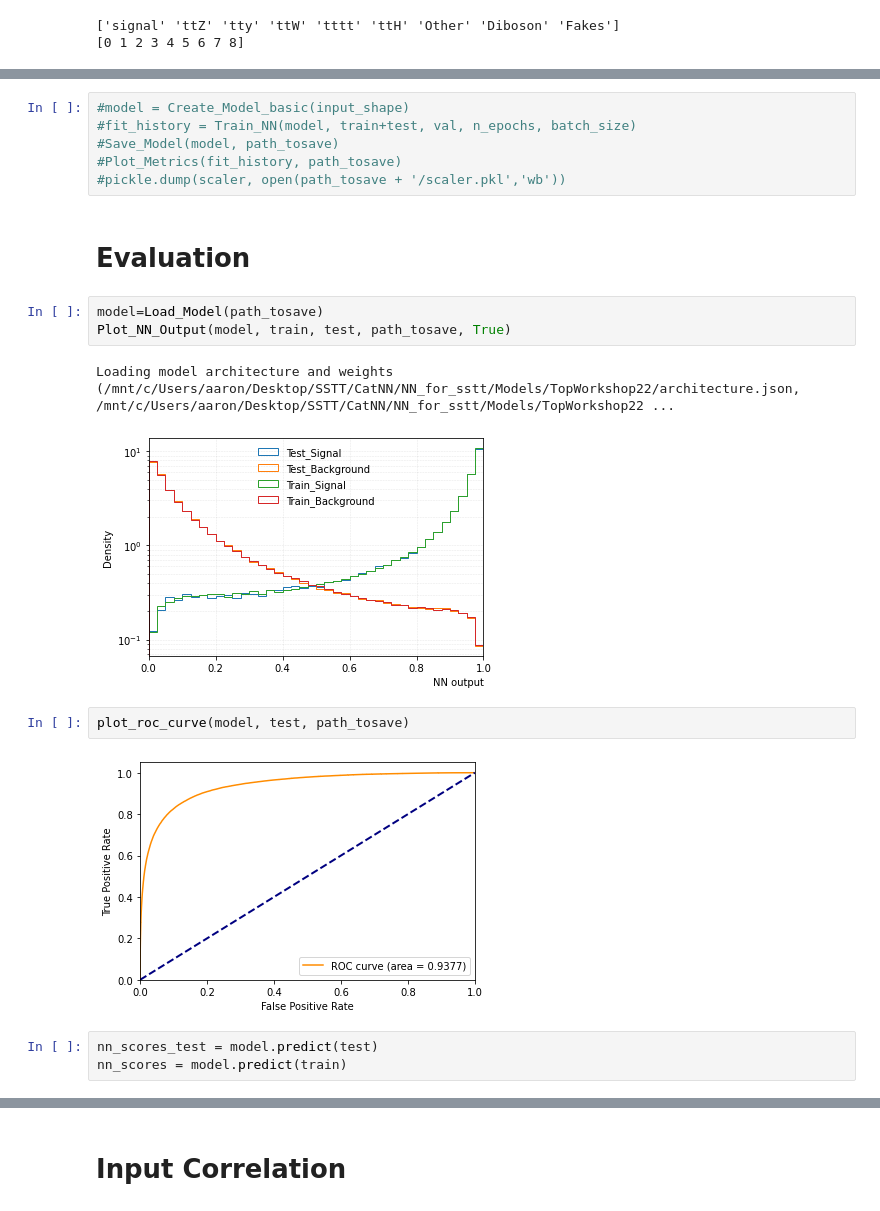
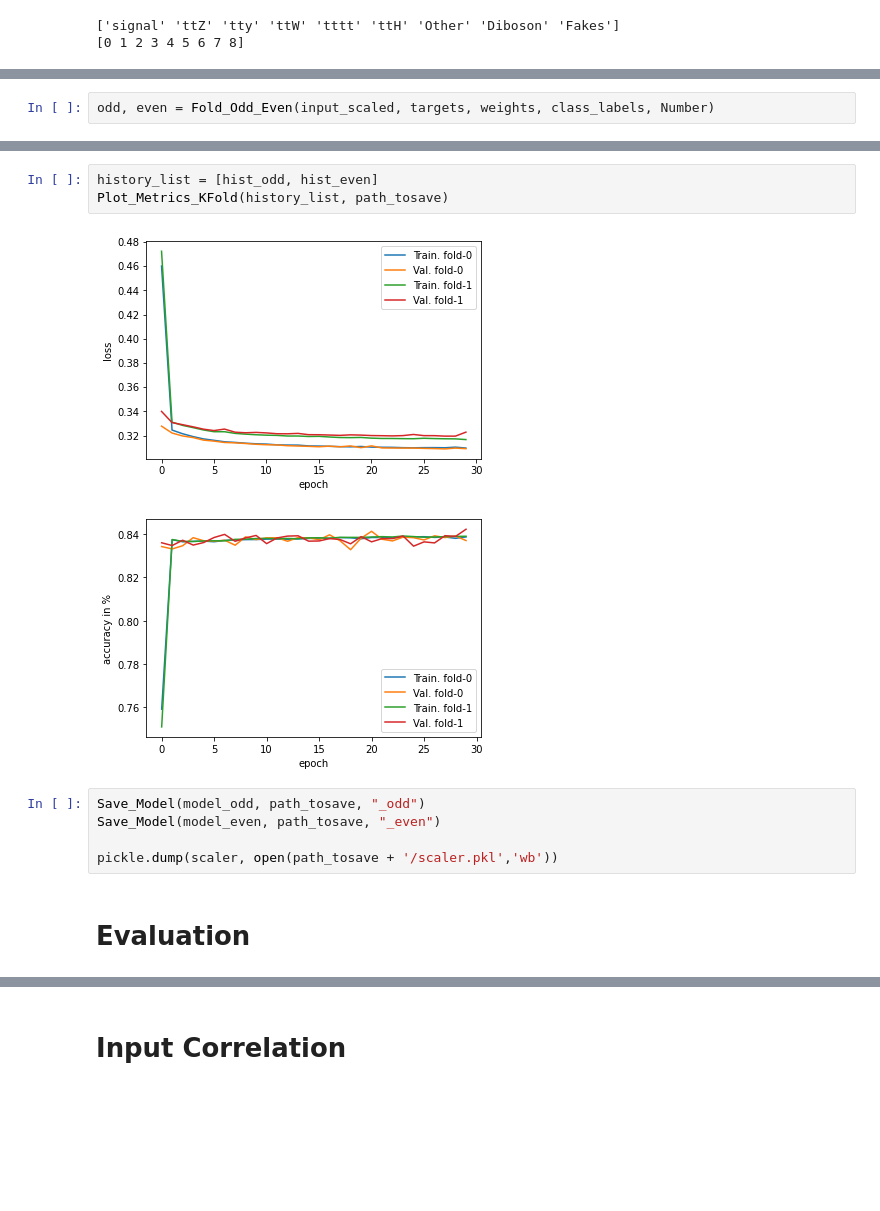
Before and after one commit to MerveNazlim/CatNN, a Jupyter notebook: NN_for_sstt/NN_for_sstt.ipynb, the cells around one changed output, grey strips where cells are left out. Drawn from its saved outputs; the diff is of its cells as text; blank space fills up the shorter version.

```diff
--- a/NN_for_sstt/NN_for_sstt.ipynb
+++ b/NN_for_sstt/NN_for_sstt.ipynb
@@ -53,2 +58,4 @@ Scaled weights:: W(1)=839974, W(0)=839974
 ==============================================================
+# %%
+odd, even = Fold_Odd_Even(input_scaled, targets, weights, class_labels, Number)
 # %%
@@ -64,21 +86,13 @@ batch_size = 20000
+# %%
+history_list = [hist_odd, hist_even]
+Plot_Metrics_KFold(history_list, path_tosave)
+# %% [output]
+[figure, added]
+[figure, added]
 # %%
-#model = Create_Model_basic(input_shape)
-#fit_history = Train_NN(model, train+test, val, n_epochs, batch_size)
-#Save_Model(model, path_tosave)
-#Plot_Metrics(fit_history, path_tosave)
-#pickle.dump(scaler, open(path_tosave + '/scaler.pkl','wb'))
+Save_Model(model_odd, path_tosave, "_odd")
+Save_Model(model_even, path_tosave, "_even")
+
+pickle.dump(scaler, open(path_tosave + '/scaler.pkl','wb'))
 # %% [markdown]
 # Evaluation
-# %%
-model=Load_Model(path_tosave)
-Plot_NN_Output(model, train, test, path_tosave, True)
-# %% [output]
-Loading model architecture and weights (/mnt/c/Users/aaron/Desktop/SSTT/CatNN/NN_for_sstt/Models/TopWorkshop22/architecture.json, /mnt/c/Users/aaron/Desktop/SSTT/CatNN/NN_for_sstt/Models/TopWorkshop22 ...
-[figure, removed]
-# %%
-plot_roc_curve(model, test, path_tosave)
-# %% [output]
-[figure, removed]
-# %%
-nn_scores_test = model.predict(test)
-nn_scores = model.predict(train)
```
Also changed, not shown: parts of 24 cells of this notebook, 4 other files.
